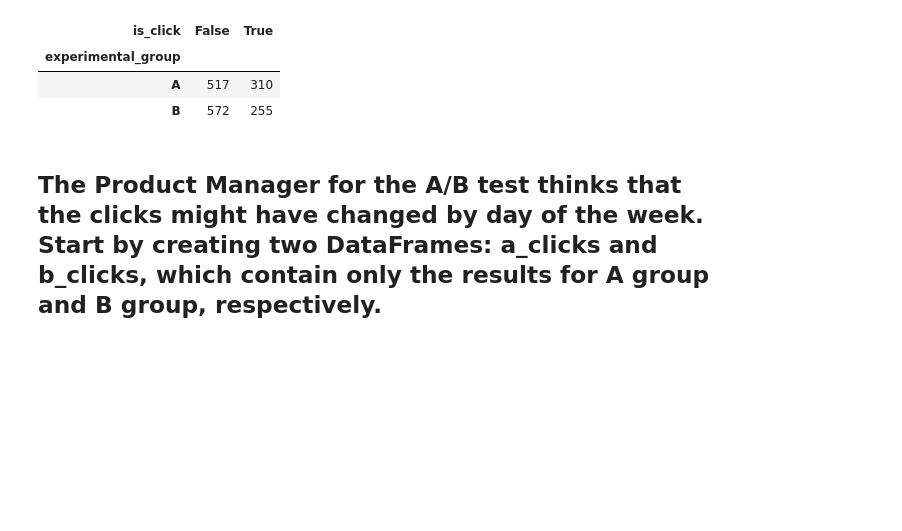
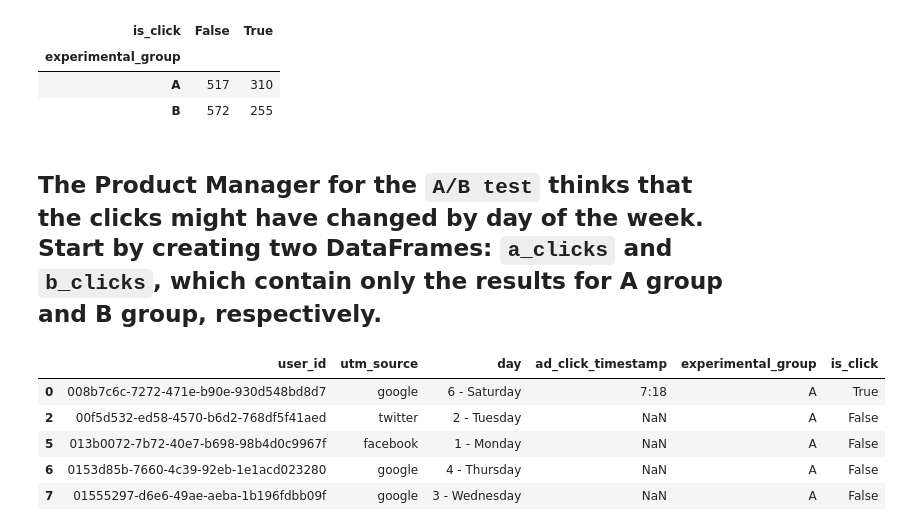
Before and after one commit to anwarrahim/Portfolio_Projects, a Jupyter notebook: 6) A-B testing for showfly.com/AB_testing_showfly.com.ipynb, the cells around one changed output. Drawn from its saved outputs; the diff is of its cells as text; code cells hidden in the pictures; blank space fills up the shorter version.

```diff
--- a/6) A-B testing for showfly.com/AB_testing_showfly.com.ipynb
+++ b/6) A-B testing for showfly.com/AB_testing_showfly.com.ipynb
@@ -192,4 +192,4 @@ ab_testing_AB_pivot
 | A | 517 | 310 |
 | B | 572 | 255 |
 # %% [markdown]
-## The Product Manager for the A/B test thinks that the clicks might have changed by day of the week. Start by creating two DataFrames: a_clicks and b_clicks, which contain only the results for A group and B group, respectively.
+## The Product Manager for the `A/B test` thinks that the clicks might have changed by day of the week. Start by creating two DataFrames: `a_clicks` and `b_clicks`, which contain only the results for A group and B group, respectively.
@@ -195,0 +199,9 @@ ab_testing_AB_pivot
+# %%
+a_clicks.head()
+# %% [output]
+|  | user_id | utm_source | day | ad_click_timestamp | experimental_group | is_click |
+| 0 | 008b7c6c-7272-471e-b90e-930d548bd8d7 | google | 6 - Saturday | 7:18 | A | True |
+| 2 | 00f5d532-ed58-4570-b6d2-768df5f41aed | twitter | 2 - Tuesday | NaN | A | False |
+| 5 | 013b0072-7b72-40e7-b698-98b4d0c9967f | facebook | 1 - Monday | NaN | A | False |
+| 6 | 0153d85b-7660-4c39-92eb-1e1acd023280 | google | 4 - Thursday | NaN | A | False |
+| 7 | 01555297-d6e6-49ae-aeba-1b196fdbb09f | google | 3 - Wednesday | NaN | A | False |
```
Also changed, not shown: parts of 11 cells of this notebook.
